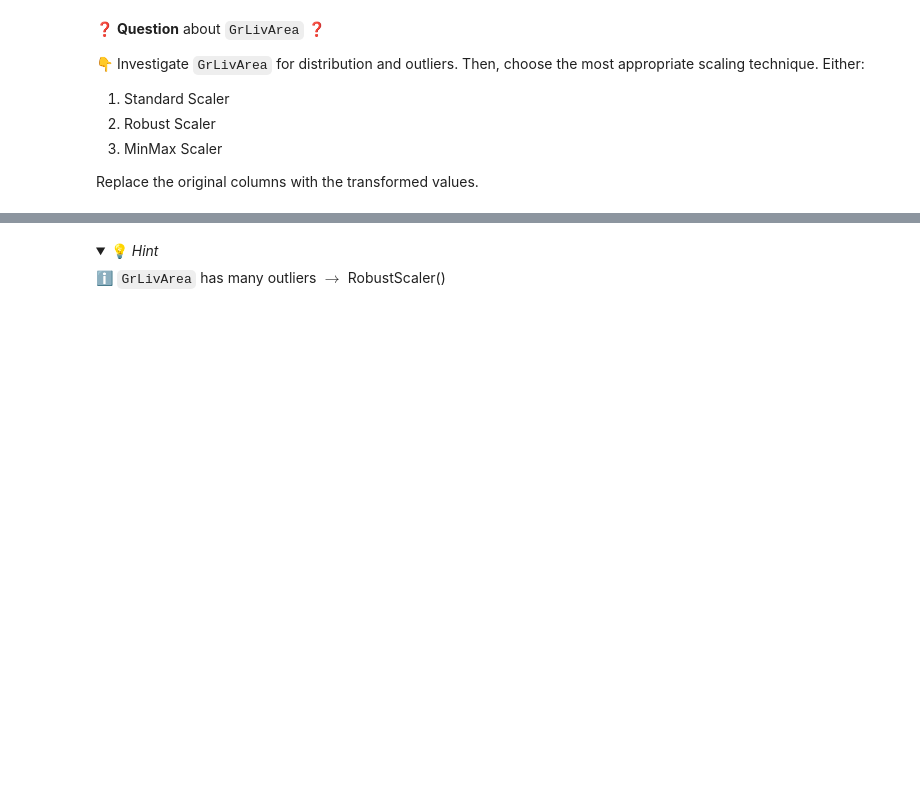
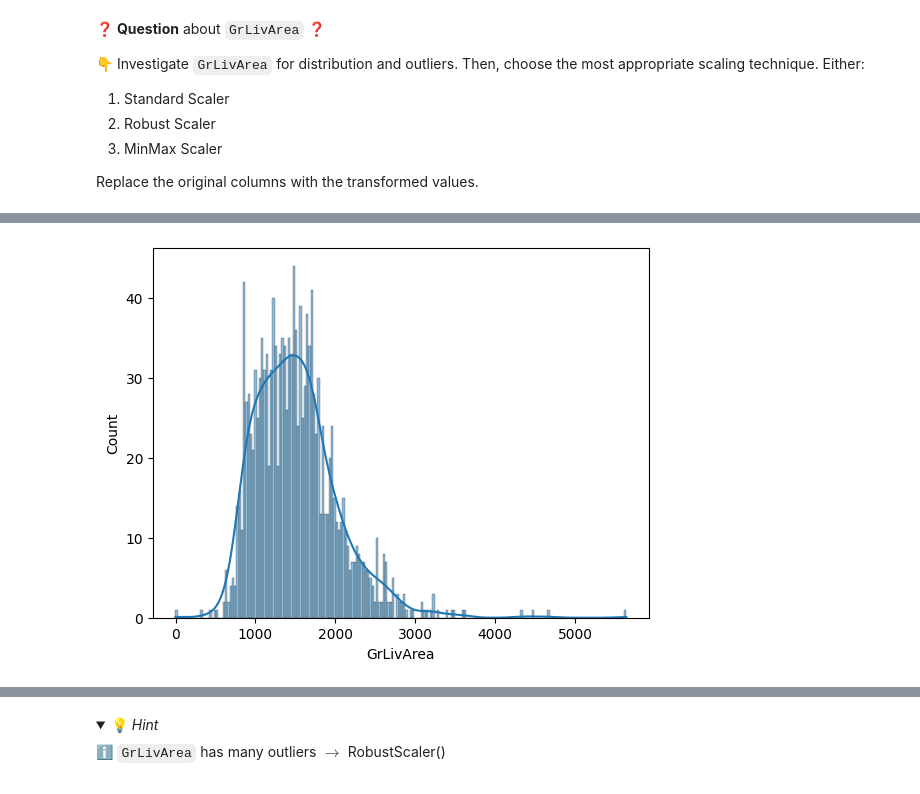
Before and after one commit to joud-alharbi/data-preprocessing-workflow, a Jupyter notebook: Preprocessing-Workflow.ipynb, the cells around one changed output, grey strips where cells are left out. Saved outputs shown, nothing was run; the diff lists cells and outputs as text; code cells hidden in the pictures; folded sections open; blank space fills up the shorter version.

```diff
--- a/Preprocessing-Workflow.ipynb
+++ b/Preprocessing-Workflow.ipynb
@@ -200,0 +354,4 @@ Replace the original columns with the transformed values.
+# %%
+sns.histplot(data['GrLivArea'], bins=200,kde = True);
+# %% [output]
+[figure, added]
```
Also changed, not shown: parts of 35 cells of this notebook.
